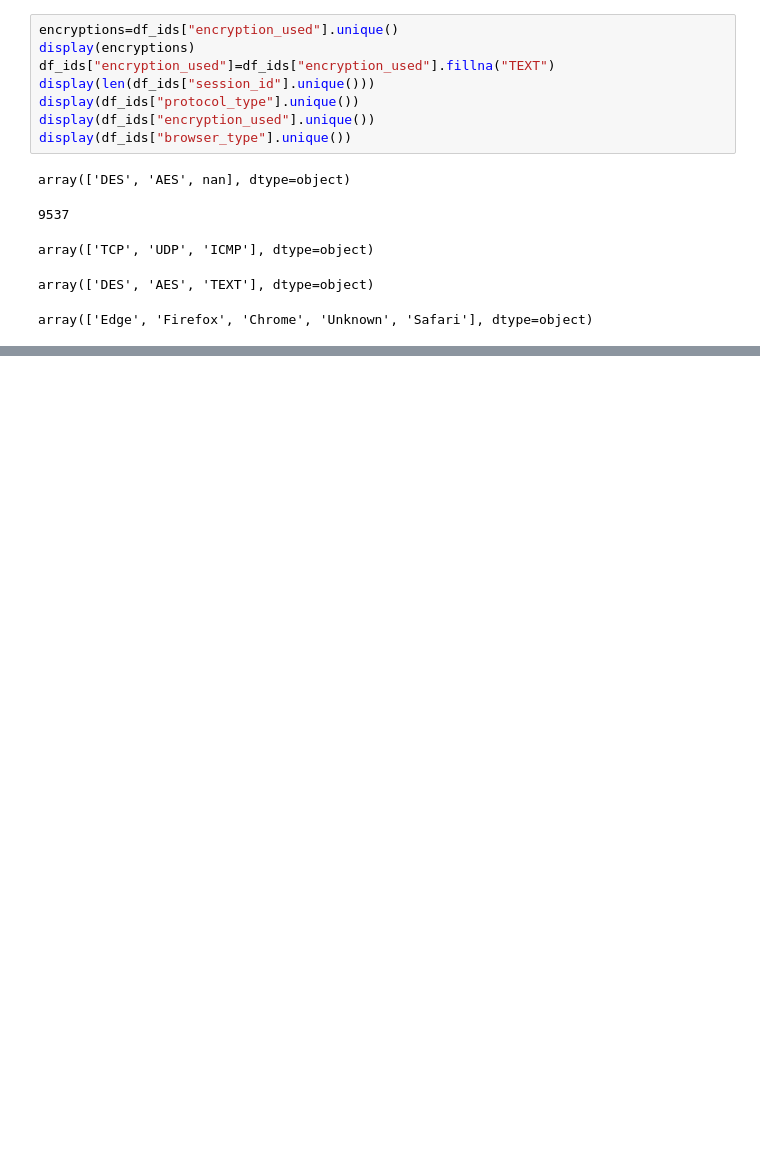
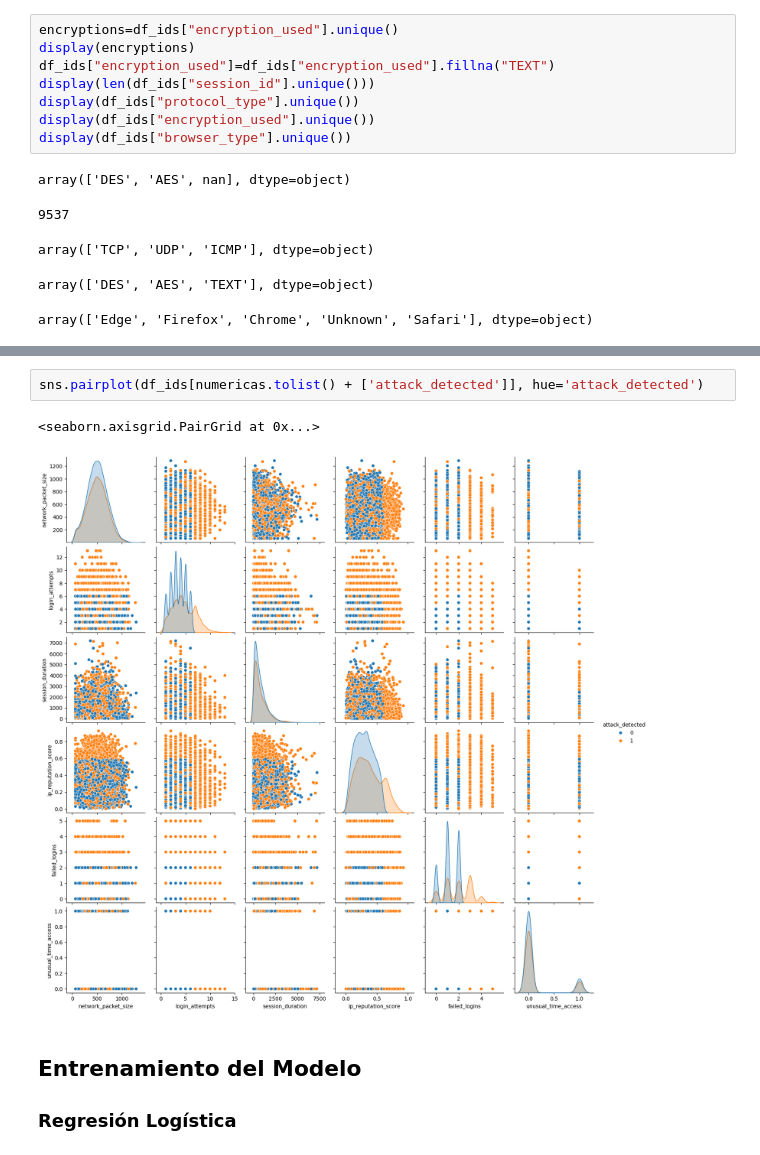
Before and after one commit to fresvel/04EPPY_AF, a Jupyter notebook: ids_ml/idspy_ml.ipynb, the cells around one changed output, grey strips where cells are left out. Cells and saved outputs as stored; diff of their text form; blank space fills up the shorter version.

```diff
--- a/ids_ml/idspy_ml.ipynb
+++ b/ids_ml/idspy_ml.ipynb
@@ -101,0 +160,9 @@ array(['Edge', 'Firefox', 'Chrome', 'Unknown', 'Safari'], dtype=object)
+# %%
+sns.pairplot(df_ids[numericas.tolist() + ['attack_detected']], hue='attack_detected')
+# %% [output]
+<seaborn.axisgrid.PairGrid at 0x...>
+[figure, added]
+# %% [markdown]
+## **Entrenamiento del Modelo**
+
+### **Regresión Logística**
```
Also changed, not shown: parts of 14 cells of this notebook, 2 other files.
